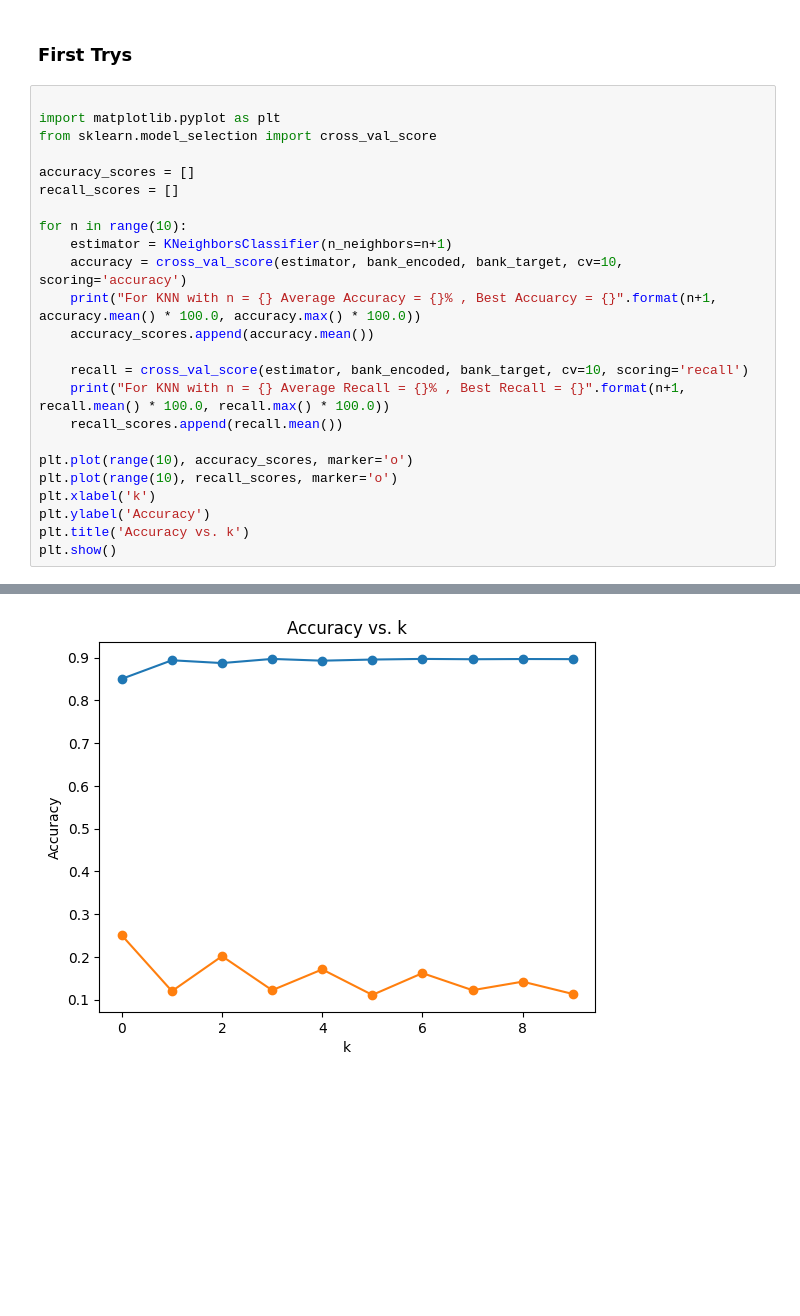
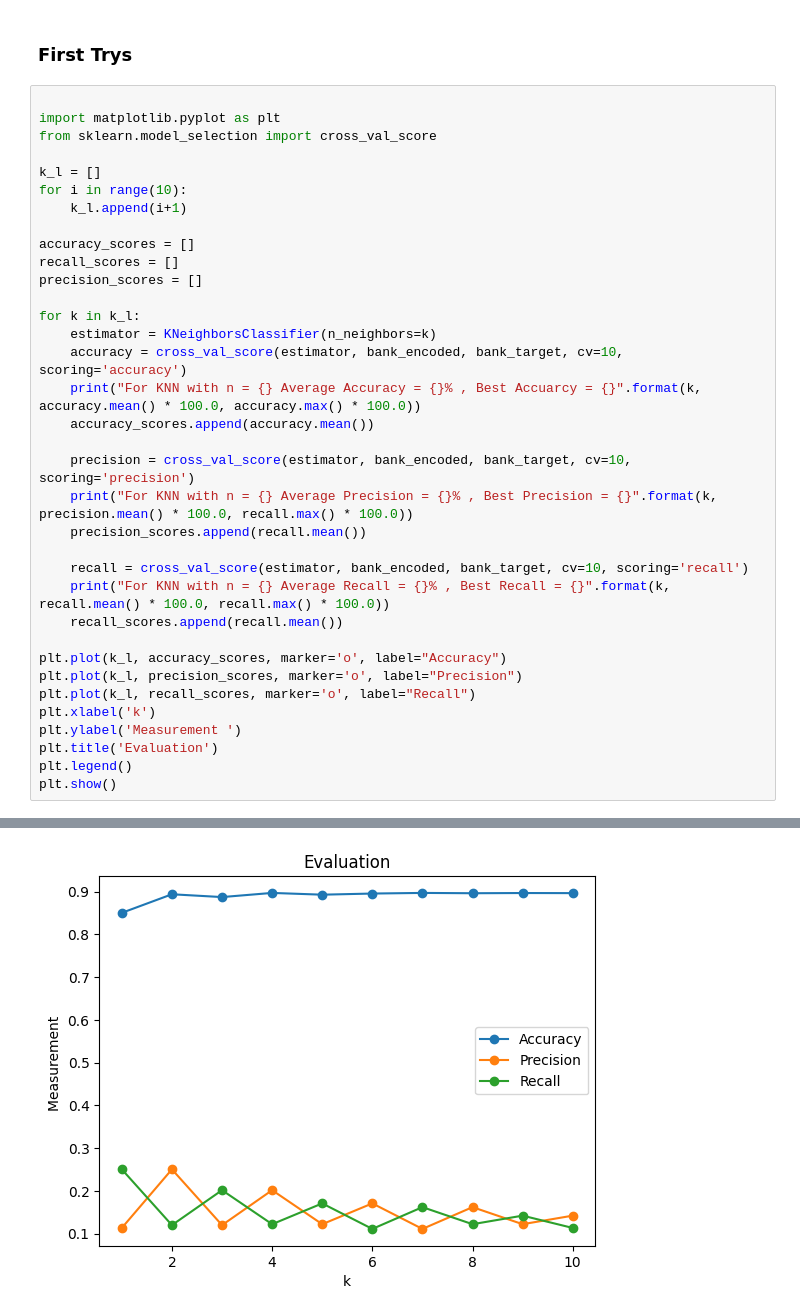
Before and after one commit to joscha-st/ibait_ml_g1, a Jupyter notebook: research.ipynb, the cells around one changed output, grey strips where cells are left out. Cells and saved outputs as stored; diff of their text form; blank space fills up the shorter version.

```diff
--- a/research.ipynb
+++ b/research.ipynb
@@ -88,24 +88,35 @@ bank_encoded
 import matplotlib.pyplot as plt
 from sklearn.model_selection import cross_val_score
 
+k_l = []
+for i in range(10):
+    k_l.append(i+1)
+
 accuracy_scores = []
 recall_scores = []
+precision_scores = []
 
-for n in range(10):
-    estimator = KNeighborsClassifier(n_neighbors=n+1)
+for k in k_l:
+    estimator = KNeighborsClassifier(n_neighbors=k)
     accuracy = cross_val_score(estimator, bank_encoded, bank_target, cv=10, scoring='accuracy')
-    print("For KNN with n = {} Average Accuracy = {}% , Best Accuarcy = {}".format(n+1, accuracy.mean() * 100.0, accuracy.max() * 100.0))
+    print("For KNN with n = {} Average Accuracy = {}% , Best Accuarcy = {}".format(k, accuracy.mean() * 100.0, accuracy.max() * 100.0))
     accuracy_scores.append(accuracy.mean())
 
+    precision = cross_val_score(estimator, bank_encoded, bank_target, cv=10, scoring='precision')
+    print("For KNN with n = {} Average Precision = {}% , Best Precision = {}".format(k, precision.mean() * 100.0, recall.max() * 100.0))
+    precision_scores.append(recall.mean())
+
     recall = cross_val_score(estimator, bank_encoded, bank_target, cv=10, scoring='recall')
-    print("For KNN with n = {} Average Recall = {}% , Best Recall = {}".format(n+1, recall.mean() * 100.0, recall.max() * 100.0))
+    print("For KNN with n = {} Average Recall = {}% , Best Recall = {}".format(k, recall.mean() * 100.0, recall.max() * 100.0))
     recall_scores.append(recall.mean())
 
-plt.plot(range(10), accuracy_scores, marker='o')
-plt.plot(range(10), recall_scores, marker='o')
+plt.plot(k_l, accuracy_scores, marker='o', label="Accuracy")
+plt.plot(k_l, precision_scores, marker='o', label="Precision")
+plt.plot(k_l, recall_scores, marker='o', label="Recall")
 plt.xlabel('k')
-plt.ylabel('Accuracy')
-plt.title('Accuracy vs. k')
+plt.ylabel('Measurement ')
+plt.title('Evaluation')
+plt.legend()
 plt.show()
 # %% [output]
 For KNN with n = 1 Average Accuracy = 85.04488224316728% , Best Accuarcy = 87.13592233009709
@@ -130,2 +138,2 @@ For KNN with n = 10 Average Accuracy = 89.65771384026647% , Best Accuarcy = 91.0
 For KNN with n = 10 Average Recall = 11.318840579710146% , Best Recall = 20.0
-[figure, old version]
+[figure, new version]
```
Also changed, not shown: parts of 1 cell of this notebook.
